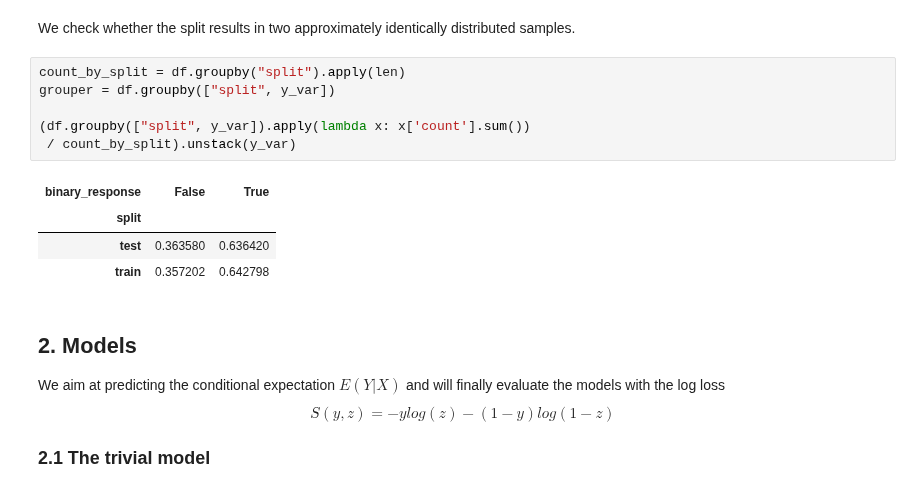
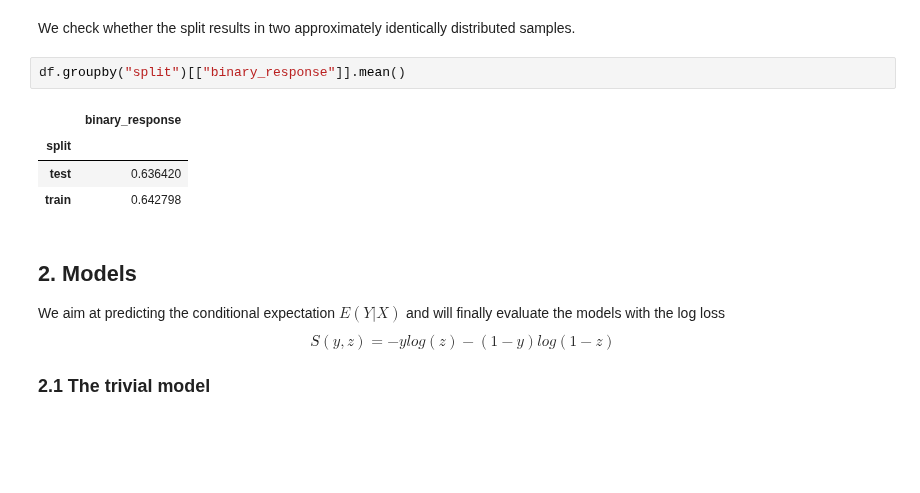
Before and after one commit to lorentzenchr/model-diagnostics, a Jupyter notebook: docs/examples/classification.ipynb, the cells around one changed output. Saved outputs shown, nothing was run; the diff lists cells and outputs as text; blank space fills up the shorter version.

```diff
--- a/docs/examples/classification.ipynb
+++ b/docs/examples/classification.ipynb
@@ -69,17 +68,13 @@ y_train, y_test = df_train[y_var], df_test[y_var]
 X_train, X_test = df_train[x_vars], df_test[x_vars]
 # %% [markdown]
 We check whether the split results in two approximately identically distributed samples.
-# %%
-count_by_split = df.groupby("split").apply(len)
-grouper = df.groupby(["split", y_var])
-
-(df.groupby(["split", y_var]).apply(lambda x: x['count'].sum())
- / count_by_split).unstack(y_var)
-# %% [output]
-| binary_response | False | True |
-| split |  |  |
-| test | 0.363580 | 0.636420 |
-| train | 0.357202 | 0.642798 |
+# %%
+df.groupby("split")[["binary_response"]].mean()
+# %% [output]
+|  | binary_response |
+| split |  |
+| test | 0.636420 |
+| train | 0.642798 |
 # %% [markdown]
 ## 2. Models
 We aim at predicting the conditional expectation $E(Y|X)$ and will finally evaluate the models with the log loss $$S(y, z) = -ylog(z) - (1 - y) log (1 - z)$$
```
Also changed, not shown: parts of 5 cells of this notebook.
